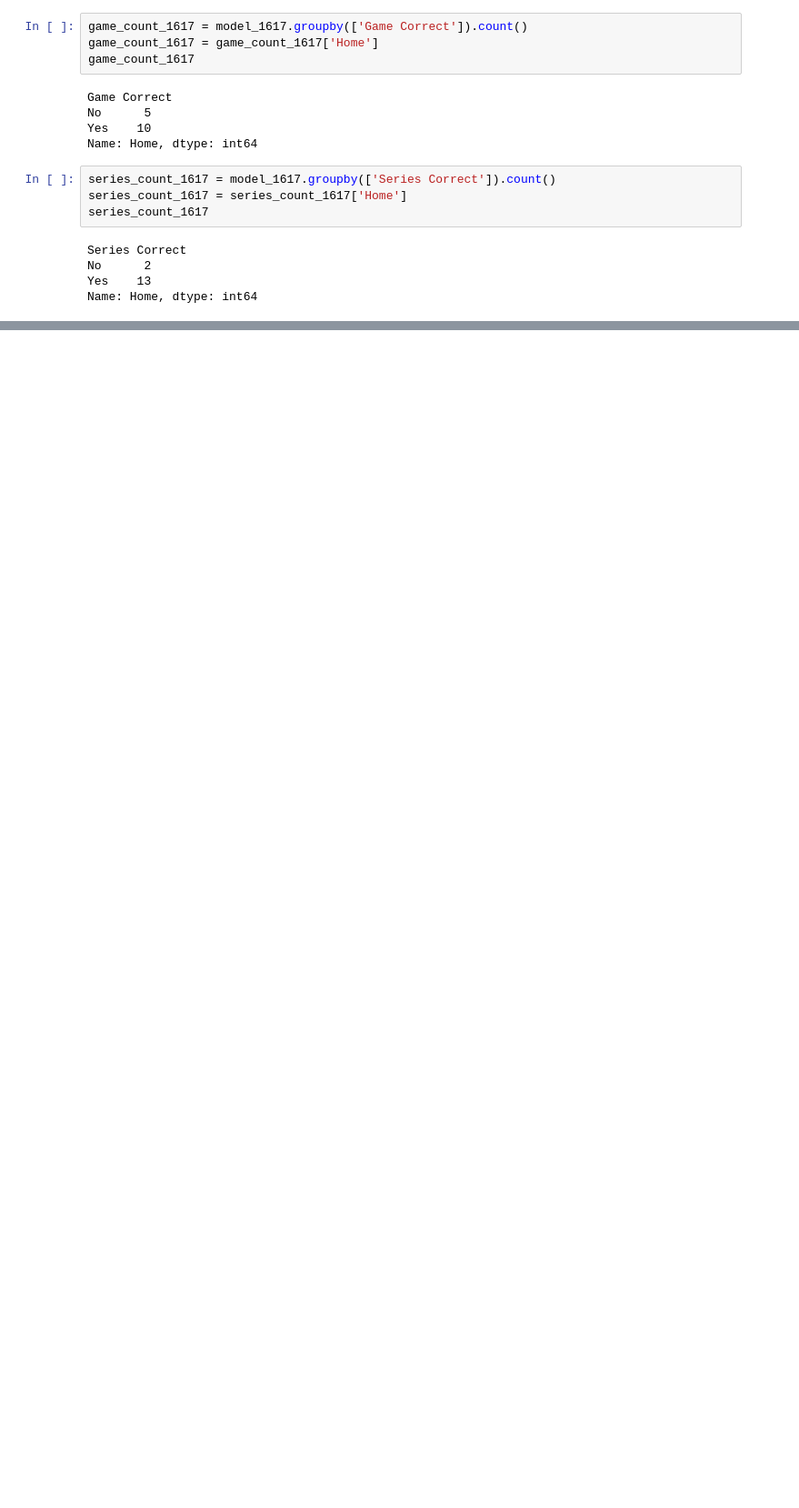
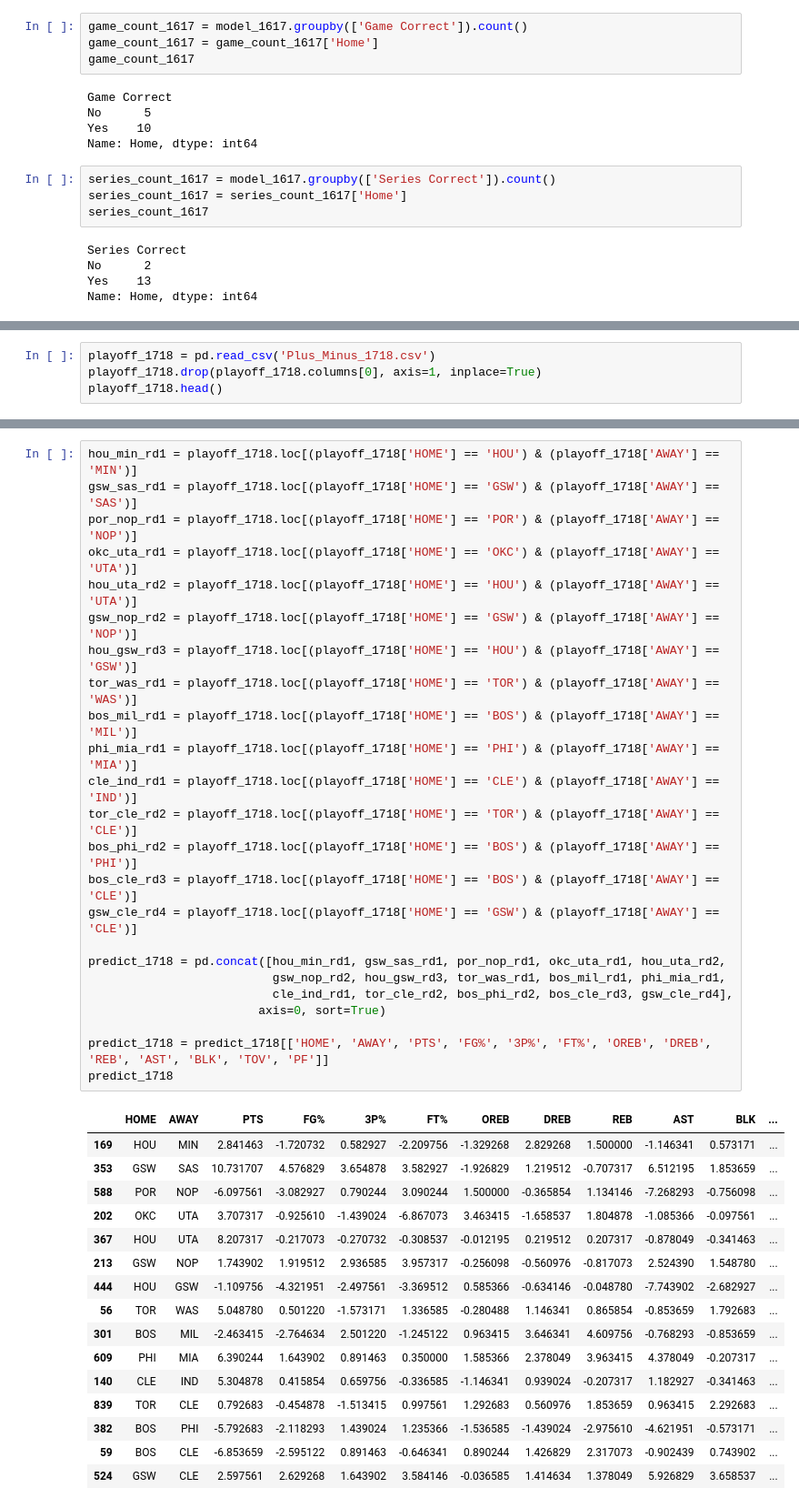
Before and after one commit to rwjenks/Final, a Jupyter notebook: Tim_Files/NBA_Test_Results.ipynb, the cells around one changed output, grey strips where cells are left out. Shown: that part at 91% size. Saved outputs shown, nothing was run; the diff lists cells and outputs as text; blank space fills up the shorter version.

```diff
--- a/Tim_Files/NBA_Test_Results.ipynb
+++ b/Tim_Files/NBA_Test_Results.ipynb
@@ -1040,0 +1067,4 @@ Name: Home, dtype: int64
+# %%
+playoff_1718 = pd.read_csv('Plus_Minus_1718.csv')
+playoff_1718.drop(playoff_1718.columns[0], axis=1, inplace=True)
+playoff_1718.head()
@@ -1040,0 +1078,41 @@ Name: Home, dtype: int64
+# %%
+hou_min_rd1 = playoff_1718.loc[(playoff_1718['HOME'] == 'HOU') & (playoff_1718['AWAY'] == 'MIN')]
+gsw_sas_rd1 = playoff_1718.loc[(playoff_1718['HOME'] == 'GSW') & (playoff_1718['AWAY'] == 'SAS')]
+por_nop_rd1 = playoff_1718.loc[(playoff_1718['HOME'] == 'POR') & (playoff_1718['AWAY'] == 'NOP')]
+okc_uta_rd1 = playoff_1718.loc[(playoff_1718['HOME'] == 'OKC') & (playoff_1718['AWAY'] == 'UTA')]
+hou_uta_rd2 = playoff_1718.loc[(playoff_1718['HOME'] == 'HOU') & (playoff_1718['AWAY'] == 'UTA')]
+gsw_nop_rd2 = playoff_1718.loc[(playoff_1718['HOME'] == 'GSW') & (playoff_1718['AWAY'] == 'NOP')]
+hou_gsw_rd3 = playoff_1718.loc[(playoff_1718['HOME'] == 'HOU') & (playoff_1718['AWAY'] == 'GSW')]
+tor_was_rd1 = playoff_1718.loc[(playoff_1718['HOME'] == 'TOR') & (playoff_1718['AWAY'] == 'WAS')]
+bos_mil_rd1 = playoff_1718.loc[(playoff_1718['HOME'] == 'BOS') & (playoff_1718['AWAY'] == 'MIL')]
+phi_mia_rd1 = playoff_1718.loc[(playoff_1718['HOME'] == 'PHI') & (playoff_1718['AWAY'] == 'MIA')]
+cle_ind_rd1 = playoff_1718.loc[(playoff_1718['HOME'] == 'CLE') & (playoff_1718['AWAY'] == 'IND')]
+tor_cle_rd2 = playoff_1718.loc[(playoff_1718['HOME'] == 'TOR') & (playoff_1718['AWAY'] == 'CLE')]
+bos_phi_rd2 = playoff_1718.loc[(playoff_1718['HOME'] == 'BOS') & (playoff_1718['AWAY'] == 'PHI')]
+bos_cle_rd3 = playoff_1718.loc[(playoff_1718['HOME'] == 'BOS') & (playoff_1718['AWAY'] == 'CLE')]
+gsw_cle_rd4 = playoff_1718.loc[(playoff_1718['HOME'] == 'GSW') & (playoff_1718['AWAY'] == 'CLE')]
+
+predict_1718 = pd.concat([hou_min_rd1, gsw_sas_rd1, por_nop_rd1, okc_uta_rd1, hou_uta_rd2,
+                          gsw_nop_rd2, hou_gsw_rd3, tor_was_rd1, bos_mil_rd1, phi_mia_rd1,
+                          cle_ind_rd1, tor_cle_rd2, bos_phi_rd2, bos_cle_rd3, gsw_cle_rd4],
+                        axis=0, sort=True)
+
+predict_1718 = predict_1718[['HOME', 'AWAY', 'PTS', 'FG%', '3P%', 'FT%', 'OREB', 'DREB', 'REB', 'AST', 'BLK', 'TOV', 'PF']]
+predict_1718
+# %% [output]
+|  | HOME | AWAY | PTS | FG% | 3P% | FT% | OREB | DREB | REB | AST | BLK | ... |
+| 169 | HOU | MIN | 2.841463 | -1.720732 | 0.582927 | -2.209756 | -1.329268 | 2.829268 | 1.500000 | -1.146341 | 0.573171 | ... |
+| 353 | GSW | SAS | 10.731707 | 4.576829 | 3.654878 | 3.582927 | -1.926829 | 1.219512 | -0.707317 | 6.512195 | 1.853659 | ... |
+| 588 | POR | NOP | -6.097561 | -3.082927 | 0.790244 | 3.090244 | 1.500000 | -0.365854 | 1.134146 | -7.268293 | -0.756098 | ... |
+| 202 | OKC | UTA | 3.707317 | -0.925610 | -1.439024 | -6.867073 | 3.463415 | -1.658537 | 1.804878 | -1.085366 | -0.097561 | ... |
+| 367 | HOU | UTA | 8.207317 | -0.217073 | -0.270732 | -0.308537 | -0.012195 | 0.219512 | 0.207317 | -0.878049 | -0.341463 | ... |
+| 213 | GSW | NOP | 1.743902 | 1.919512 | 2.936585 | 3.957317 | -0.256098 | -0.560976 | -0.817073 | 2.524390 | 1.548780 | ... |
+| 444 | HOU | GSW | -1.109756 | -4.321951 | -2.497561 | -3.369512 | 0.585366 | -0.634146 | -0.048780 | -7.743902 | -2.682927 | ... |
+| 56 | TOR | WAS | 5.048780 | 0.501220 | -1.573171 | 1.336585 | -0.280488 | 1.146341 | 0.865854 | -0.853659 | 1.792683 | ... |
+| 301 | BOS | MIL | -2.463415 | -2.764634 | 2.501220 | -1.245122 | 0.963415 | 3.646341 | 4.609756 | -0.768293 | -0.853659 | ... |
+| 609 | PHI | MIA | 6.390244 | 1.643902 | 0.891463 | 0.350000 | 1.585366 | 2.378049 | 3.963415 | 4.378049 | -0.207317 | ... |
+| 140 | CLE | IND | 5.304878 | 0.415854 | 0.659756 | -0.336585 | -1.146341 | 0.939024 | -0.207317 | 1.182927 | -0.341463 | ... |
+| 839 | TOR | CLE | 0.792683 | -0.454878 | -1.513415 | 0.997561 | 1.292683 | 0.560976 | 1.853659 | 0.963415 | 2.292683 | ... |
+| 382 | BOS | PHI | -5.792683 | -2.118293 | 1.439024 | 1.235366 | -1.536585 | -1.439024 | -2.975610 | -4.621951 | -0.573171 | ... |
+| 59 | BOS | CLE | -6.853659 | -2.595122 | 0.891463 | -0.646341 | 0.890244 | 1.426829 | 2.317073 | -0.902439 | 0.743902 | ... |
+| 524 | GSW | CLE | 2.597561 | 2.629268 | 1.643902 | 3.584146 | -0.036585 | 1.414634 | 1.378049 | 5.926829 | 3.658537 | ... |
```
Also changed, not shown: parts of 15 cells of this notebook.
